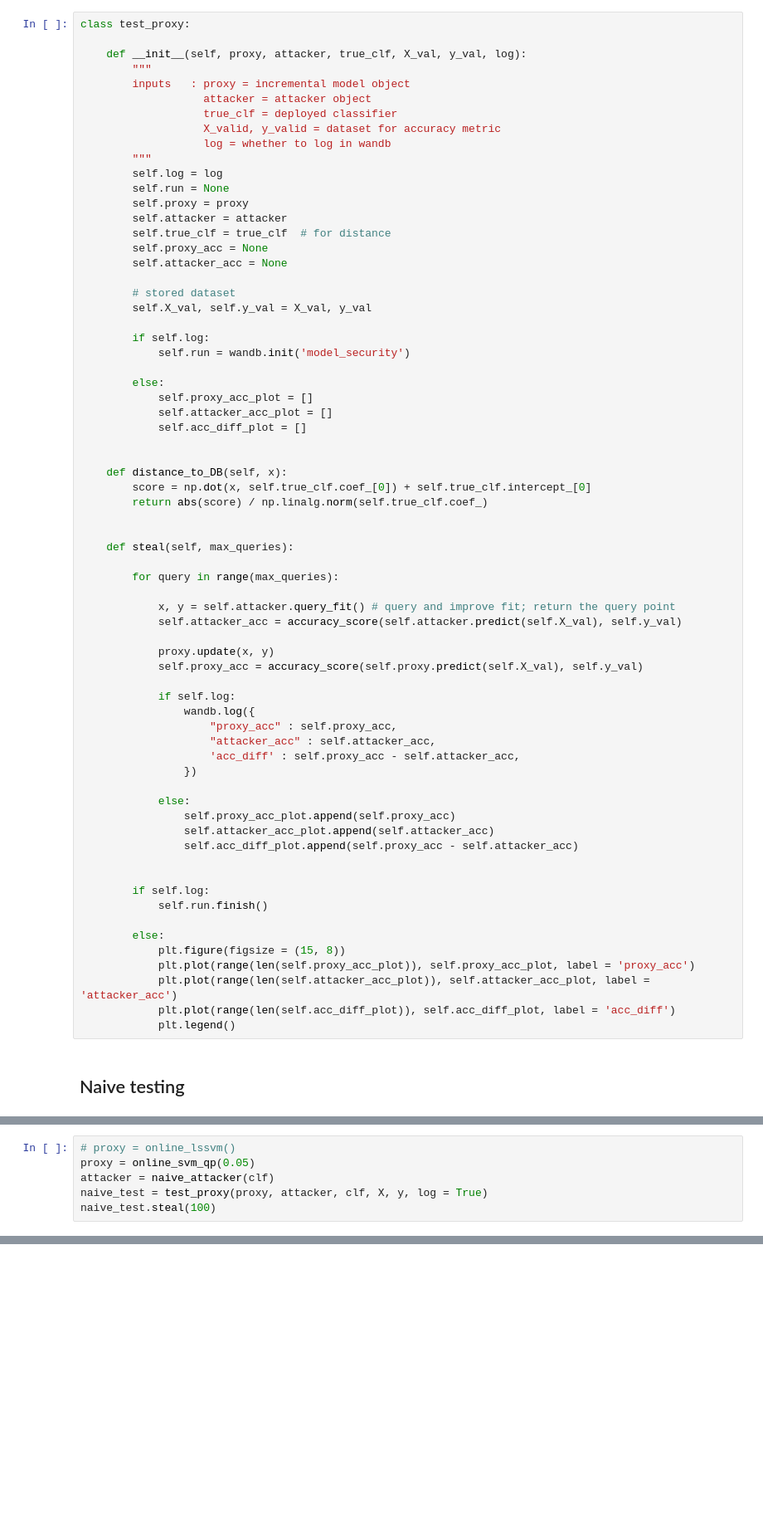
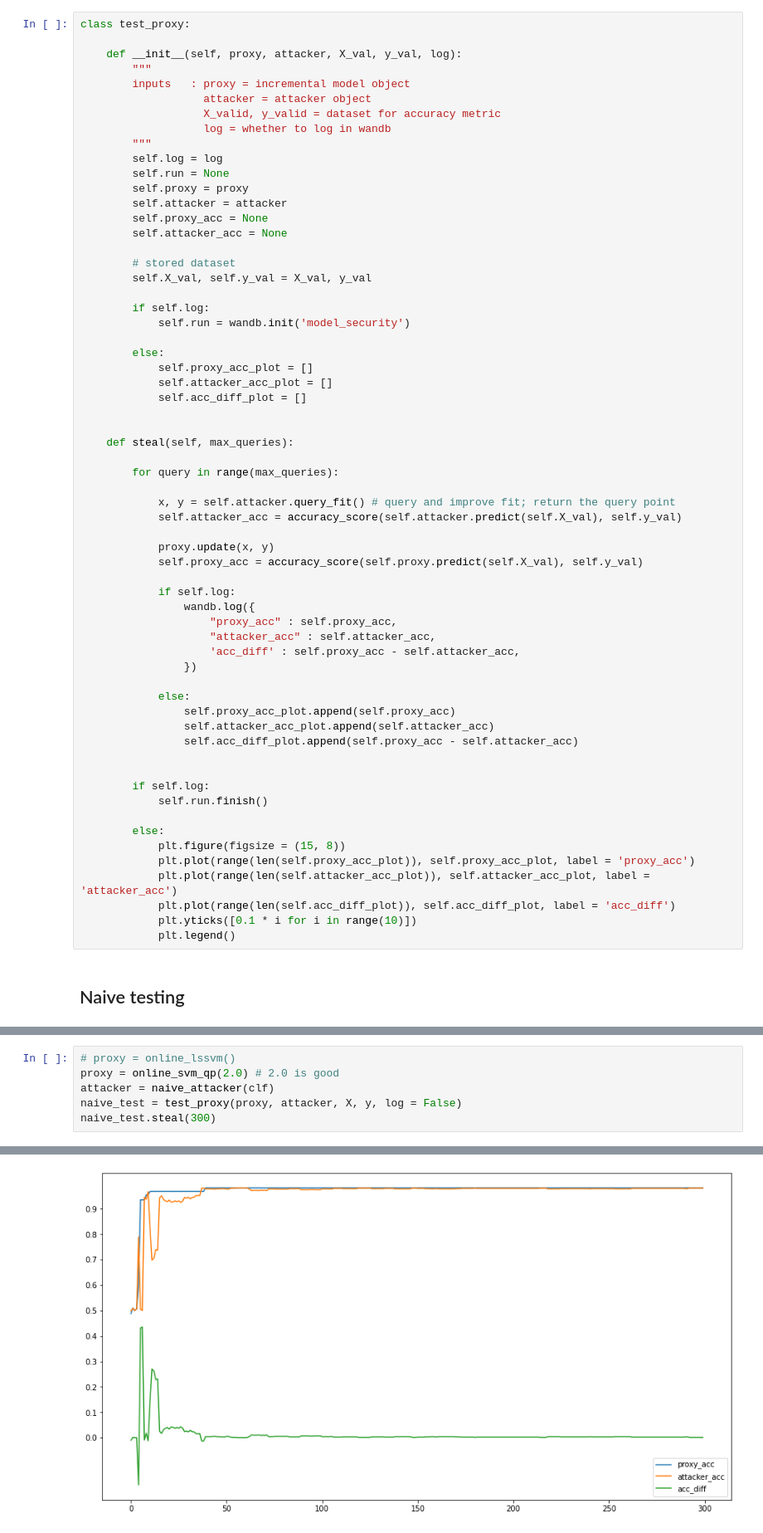
Before and after one commit to jonathanvevance/model_security, a Jupyter notebook: privacy_tests.ipynb, the cells around one changed output, grey strips where cells are left out. Shown at 83% size. Saved outputs shown, nothing was run; the diff lists cells and outputs as text; blank space fills up the shorter version.

Commit message:
found good default for qp_svm

```diff
--- a/privacy_tests.ipynb
+++ b/privacy_tests.ipynb
@@ -9,11 +10,10 @@ from sklearn.metrics import accuracy_score
 # %%
 class test_proxy:
 
-    def __init__(self, proxy, attacker, true_clf, X_val, y_val, log):
+    def __init__(self, proxy, attacker, X_val, y_val, log):
         """
         inputs   : proxy = incremental model object
                    attacker = attacker object
-                   true_clf = deployed classifier
                    X_valid, y_valid = dataset for accuracy metric
                    log = whether to log in wandb
         """
@@ -21,7 +21,6 @@ class test_proxy:
         self.run = None
         self.proxy = proxy
         self.attacker = attacker
-        self.true_clf = true_clf  # for distance
         self.proxy_acc = None
         self.attacker_acc = None
 
@@ -35,11 +34,6 @@ class test_proxy:
             self.proxy_acc_plot = []
             self.attacker_acc_plot = []
             self.acc_diff_plot = []
-
-
-    def distance_to_DB(self, x):
-        score = np.dot(x, self.true_clf.coef_[0]) + self.true_clf.intercept_[0]
-        return abs(score) / np.linalg.norm(self.true_clf.coef_)
 
 
     def steal(self, max_queries):
@@ -73,6 +67,7 @@ class test_proxy:
             plt.plot(range(len(self.proxy_acc_plot)), self.proxy_acc_plot, label = 'proxy_acc')
             plt.plot(range(len(self.attacker_acc_plot)), self.attacker_acc_plot, label = 'attacker_acc')
             plt.plot(range(len(self.acc_diff_plot)), self.acc_diff_plot, label = 'acc_diff')
+            plt.yticks([0.1 * i for i in range(10)])
             plt.legend()
 # %% [markdown]
 ## Naive testing
@@ -134,8 +130,8 @@ class naive_attacker:
             return np.array([random.choice([0, 1]) for __ in range(len(X))])
 # %%
 # proxy = online_lssvm()
-proxy = online_svm_qp(0.05)
+proxy = online_svm_qp(2.0) # 2.0 is good
 attacker = naive_attacker(clf)
-naive_test = test_proxy(proxy, attacker, clf, X, y, log = True)
-naive_test.steal(100)
+naive_test = test_proxy(proxy, attacker, X, y, log = False)
+naive_test.steal(300)
 # %% [output]
@@ -166,0 +138 @@ Synced silver-plant-55: https://wandb.ai/jonathanvevance/model_security/runs/2yn
+[figure, added]
```
Also changed, not shown: parts of 3 cells of this notebook.
